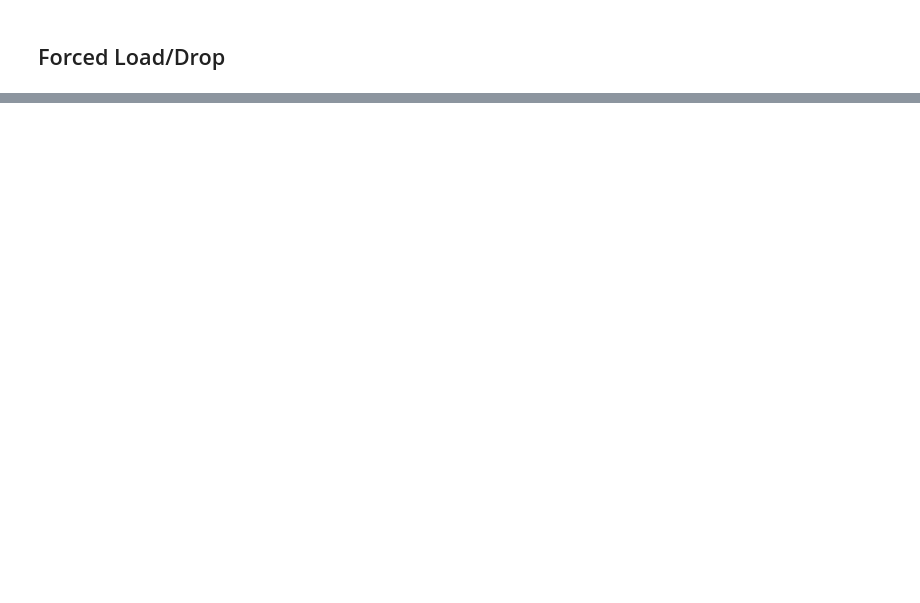
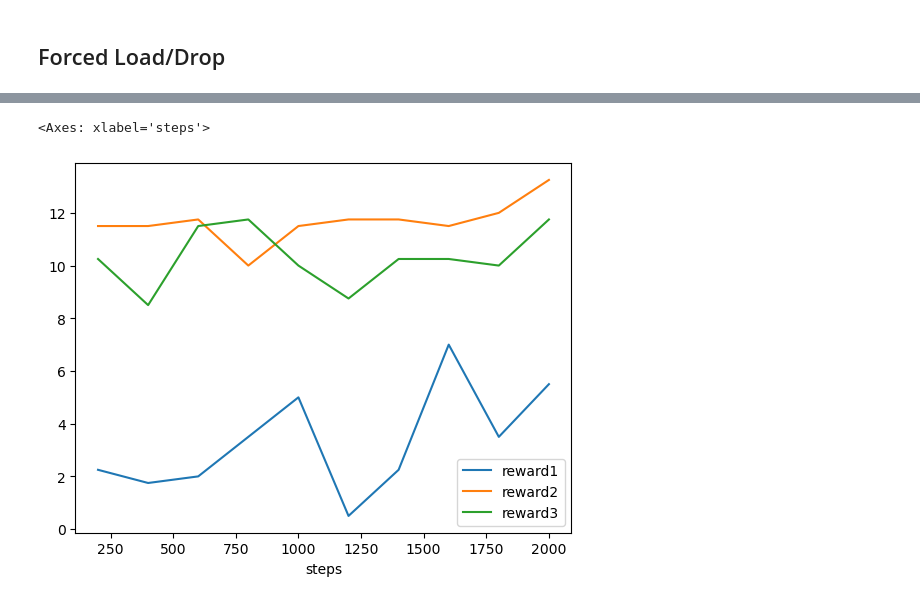
Before and after one commit to gyaanantia/thesis_work, a Jupyter notebook: heuristics/random.ipynb, the cells around one changed output, grey strips where cells are left out. Drawn from its saved outputs; the diff is of its cells as text; code cells hidden in the pictures; blank space fills up the shorter version.

Commit message:
add rewards data collection

```diff
--- a/heuristics/random.ipynb
+++ b/heuristics/random.ipynb
@@ -33,5 +38,6 @@ from algos.random import RandomChoice
 
 algo1 = RandomChoice(env)
 # %%
-algo1.evaluate(render=RENDER_ALL, render_terminal=RENDER_TERMINAL, max_cycles=MAX_CYCLES)
+rewards1 = algo1.evaluate(1, render=RENDER_ALL, render_terminal=RENDER_TERMINAL, max_cycles=MAX_CYCLES, max_episodes=MAX_EPISODES)
+rewards1
 # %% [output]
@@ -43,5 +76,6 @@ from algos.improved_random import ImprovedRandom
 
 algo2 = ImprovedRandom(env)
 # %%
-algo2.evaluate(render=RENDER_ALL, render_terminal=RENDER_TERMINAL, max_cycles=MAX_CYCLES)
+rewards2 = algo2.evaluate(2, render=RENDER_ALL, render_terminal=RENDER_TERMINAL, max_cycles=MAX_CYCLES, max_episodes=MAX_EPISODES)
+rewards2
 # %% [output]
@@ -53,5 +114,6 @@ from algos.force_load_drop import ForceLoadDrop
 
 algo3 = ForceLoadDrop(env)
 # %%
-algo3.evaluate(render=RENDER_ALL, render_terminal=RENDER_TERMINAL, max_cycles=MAX_CYCLES)
+rewards3 = algo3.evaluate(3, render=RENDER_ALL, render_terminal=RENDER_TERMINAL, max_cycles=MAX_CYCLES, max_episodes=MAX_EPISODES)
+rewards3
 # %% [output]
@@ -58,0 +148,3 @@ algo3.evaluate(render=RENDER_ALL, render_terminal=RENDER_TERMINAL, max_cycles=MA
+# %%
+rewards = pd.concat([rewards1, rewards2['reward2'], rewards3['reward3']], axis=1)
+rewards
@@ -58,0 +163,5 @@ algo3.evaluate(render=RENDER_ALL, render_terminal=RENDER_TERMINAL, max_cycles=MA
+# %%
+rewards.plot(x='steps', y=['reward1', 'reward2', 'reward3'], title="")
+# %% [output]
+<Axes: xlabel='steps'>
+[figure, added]
```
Also changed, not shown: parts of 10 cells of this notebook, 7 other files.
